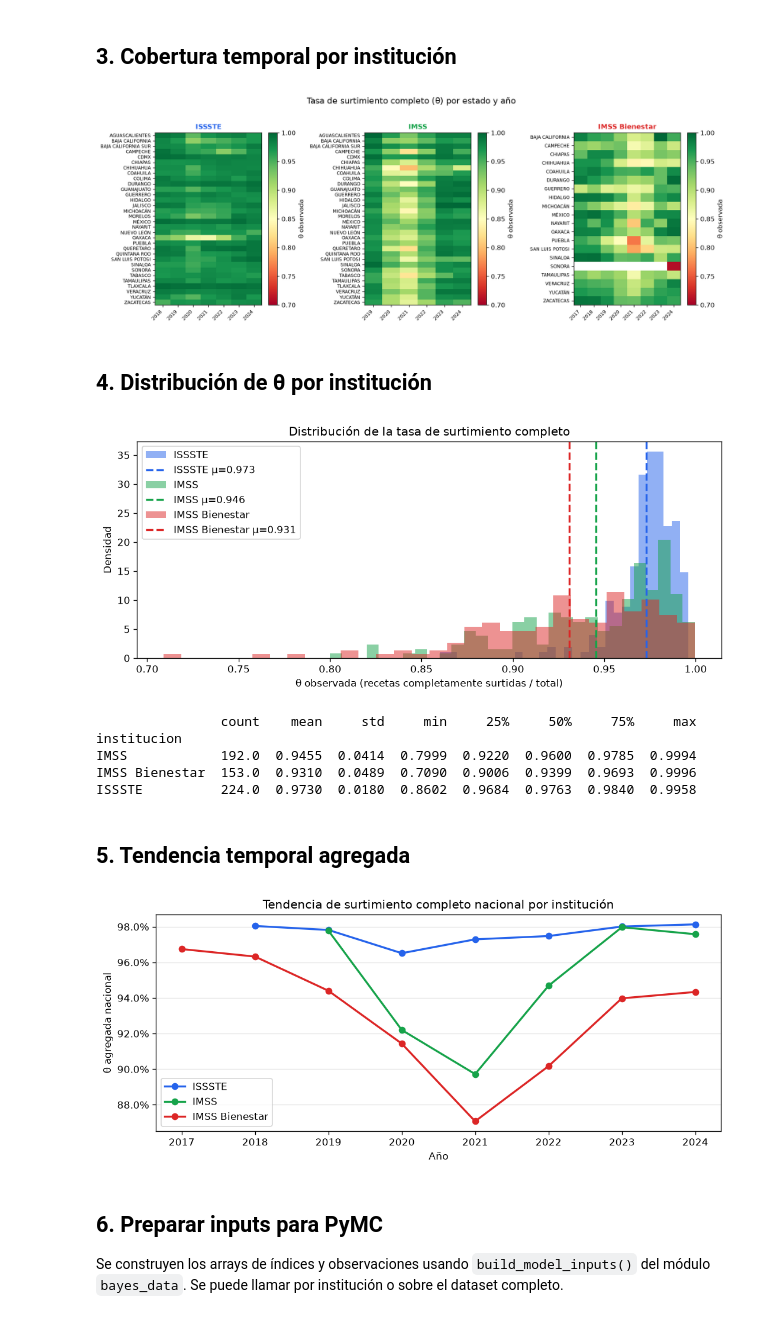
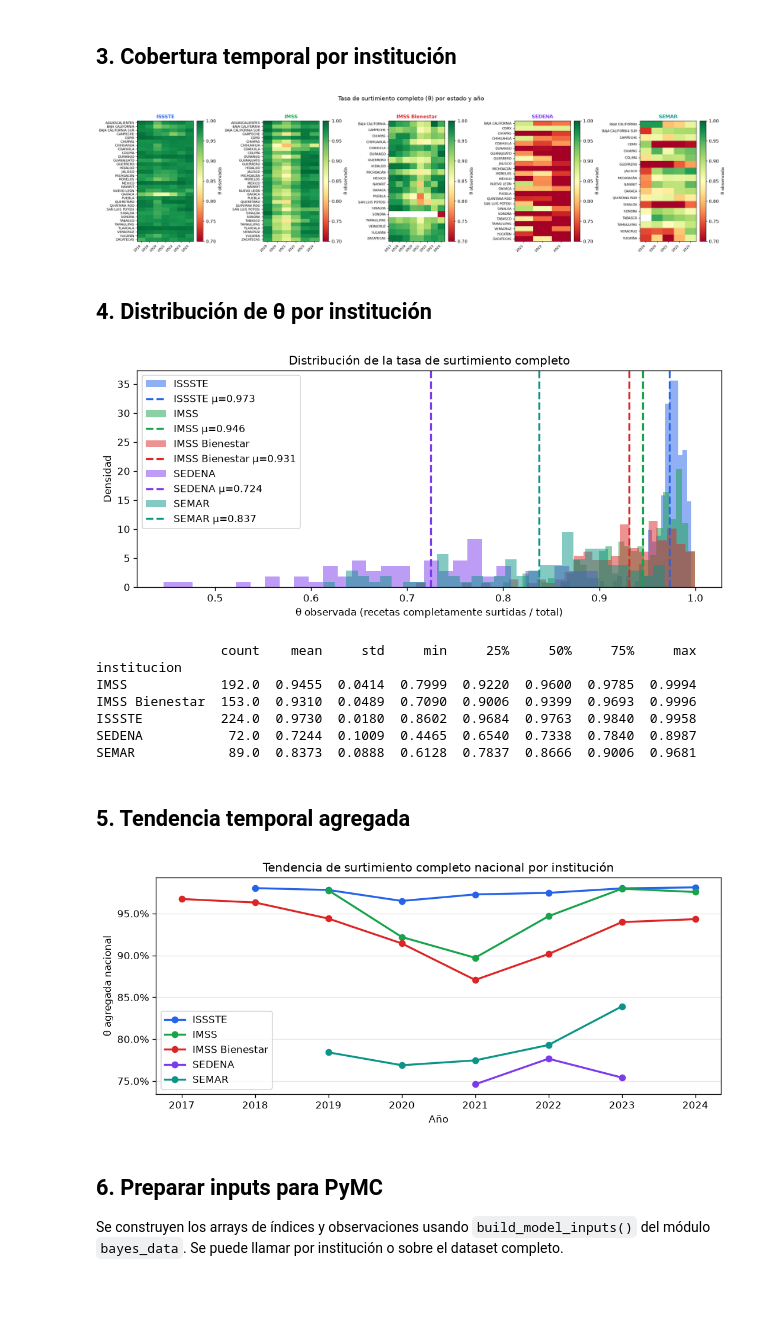
Before and after one commit to Jmeva/final-project-pp-dj, a Jupyter notebook: notebooks/carga_datos.ipynb, the cells around one changed output. Cells and saved outputs as stored; diff of their text form; code cells hidden in the pictures; blank space fills up the shorter version.

Commit message:
copia de versiones de david a versiones originales para la carga de datos, notebook semifinal con análisis, duplica de plots, imagenes y paqueteria para imagenes en requirements

```diff
--- a/notebooks/carga_datos.ipynb
+++ b/notebooks/carga_datos.ipynb
@@ -86,26 +90,26 @@ Total de observaciones: 576
 # %% [markdown]
 ## 3. Cobertura temporal por institución
 # %%
-fig, axes = plt.subplots(1, 3, figsize=(14, 5))
-instituciones = ['ISSSTE', 'IMSS', 'IMSS Bienestar']
-colores = ['#2563eb', '#16a34a', '#dc2626']
+fig, axes = plt.subplots(1, 5, figsize=(20, 5))
+instituciones = ['ISSSTE', 'IMSS', 'IMSS Bienestar', 'SEDENA', 'SEMAR']
+colores = ['#2563eb', '#16a34a', '#dc2626', '#7c3aed', '#0d9488']
 
 for ax, inst, color in zip(axes, instituciones, colores):
     sub = df[df.institucion == inst].copy()
     pivot = sub.pivot_table(index='estado', columns='anio', values='theta_obs', aggfunc='mean')
     im = ax.imshow(pivot.values, aspect='auto', vmin=0.7, vmax=1.0, cmap='RdYlGn')
     ax.set_title(inst, fontsize=11, fontweight='bold', color=color)
     ax.set_xticks(range(len(pivot.columns)))
     ax.set_xticklabels(pivot.columns.astype(int), rotation=45, ha='right', fontsize=8)
     ax.set_yticks(range(len(pivot.index)))
     ax.set_yticklabels(pivot.index, fontsize=7)
     plt.colorbar(im, ax=ax, label='θ observada')
 
 fig.suptitle('Tasa de surtimiento completo (θ) por estado y año', fontsize=13, y=1.02)
 plt.tight_layout()
 plt.show()
 # %% [output]
-[figure, old version]
+[figure, new version]
 # %% [markdown]
 ## 4. Distribución de θ por institución
 # %%
@@ -126,12 +130,14 @@ plt.show()
 
 print(df.groupby('institucion')['theta_obs'].describe().round(4))
 # %% [output]
-[figure, old version]
+[figure, new version]
                 count    mean     std     min     25%     50%     75%     max
 institucion
 IMSS            192.0  0.9455  0.0414  0.7999  0.9220  0.9600  0.9785  0.9994
 IMSS Bienestar  153.0  0.9310  0.0489  0.7090  0.9006  0.9399  0.9693  0.9996
 ISSSTE          224.0  0.9730  0.0180  0.8602  0.9684  0.9763  0.9840  0.9958
+SEDENA           72.0  0.7244  0.1009  0.4465  0.6540  0.7338  0.7840  0.8987
+SEMAR            89.0  0.8373  0.0888  0.6128  0.7837  0.8666  0.9006  0.9681
 # %% [markdown]
 ## 5. Tendencia temporal agregada
 # %%
@@ -155,7 +161,7 @@ ax.grid(axis='y', alpha=0.3)
 plt.tight_layout()
 plt.show()
 # %% [output]
-[figure, old version]
+[figure, new version]
 # %% [markdown]
 ## 6. Preparar inputs para PyMC
 
```
Also changed, not shown: parts of 5 cells of this notebook, 6 other files.
